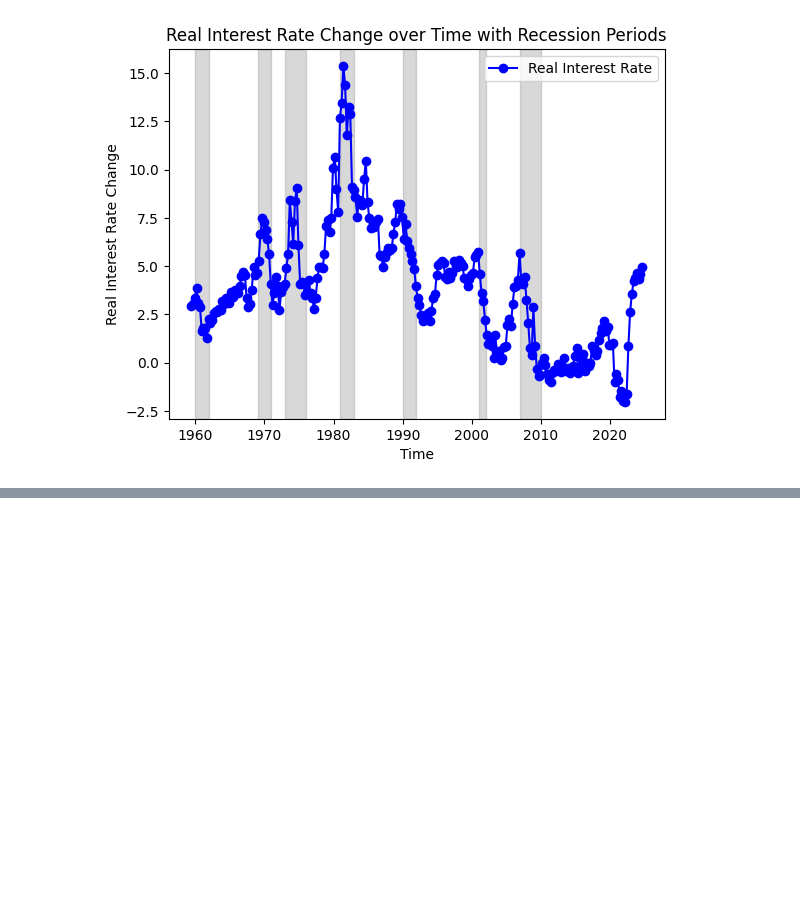
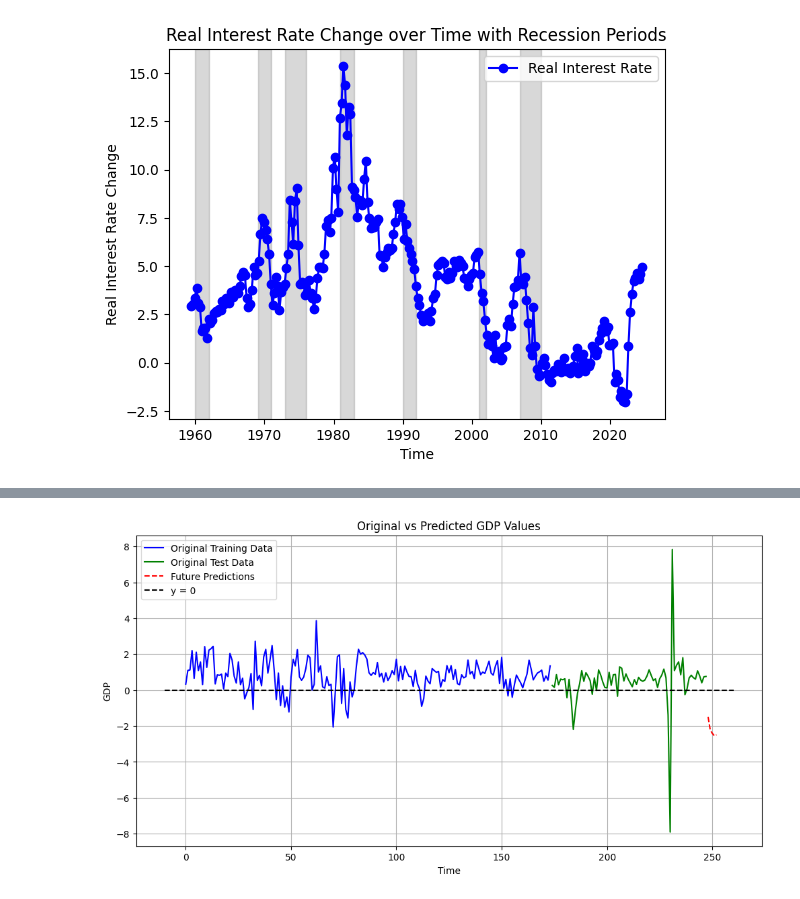
Before and after one commit to loowenwen/databusters, a Jupyter notebook: NUS_DSESC_DATABUSTERS_11.ipynb, the cells around one changed output, grey strips where cells are left out. Drawn from its saved outputs; the diff is of its cells as text; code cells hidden in the pictures; blank space fills up the shorter version.

```diff
--- a/NUS_DSESC_DATABUSTERS_11.ipynb
+++ b/NUS_DSESC_DATABUSTERS_11.ipynb
@@ -296,0 +543,7 @@ datetime64[ns]
+# %%
+# time series train test split
+# doing a 70-30 train test split
+# 248 values, 174 train and 74 test
+
+df_train = df_working.iloc[:174]
+df_test = df_working.iloc[174:]
@@ -296,0 +554,7 @@ datetime64[ns]
+# %%
+# ensure df_train and df_test are dataframes with a single column
+# if they are Series, convert them to dataframes
+if isinstance(df_train, pd.Series):
+    df_train = df_train.to_frame()
+if isinstance(df_test, pd.Series):
+    df_test = df_test.to_frame()
@@ -296,0 +899,3 @@ datetime64[ns]
+# %%
+X_train = np.hstack([gdp_train,consump_train,invest_train,govt_train,exports_train,imports_train,vix_train,sp500_train,umc_train,inflation_train,nominal_train,real_train])
+X_test = np.hstack([gdp_test,consump_test,invest_test,govt_test,exports_test,imports_test,vix_test,sp500_test,umc_test,inflation_test,nominal_test,real_test])
@@ -296,0 +965,37 @@ datetime64[ns]
+# %%
+import matplotlib.pyplot as plt
+
+train_original = df_train.iloc[:,0]
+
+# original test data
+test_original = df_test.iloc[:,0]
+
+# create a time axis for plotting
+time_train = np.arange(len(train_original))
+time_test = np.arange(len(train_original), len(train_original) + len(test_original))
+time_future = np.arange(len(train_original) + len(test_original), len(train_original) + len(test_original) + future_steps)
+
+# plot the original training data
+plt.figure(figsize=(12, 6))
+plt.plot(time_train, train_original, label='Original Training Data', color='blue')
+
+# plot the original test data
+plt.plot(time_test, test_original, label='Original Test Data', color='green')
+
+# plot the future predictions
+plt.plot(time_future, future_predictions, label='Future Predictions', color='red', linestyle='--')
+
+# plot y=0
+x = np.linspace(-10, 260, 100)
+y = np.zeros_like(x)
+plt.plot(x, y, 'r--', label='y = 0', color='black')
+
+# add labels, title, and legend
+plt.xlabel('Time')
+plt.ylabel('GDP')
+plt.title('Original vs Predicted GDP Values')
+plt.legend()
+plt.grid(True)
+plt.show()
+# %% [output]
+[figure, added]
```
Also changed, not shown: parts of 43 cells of this notebook, 1 other file.
